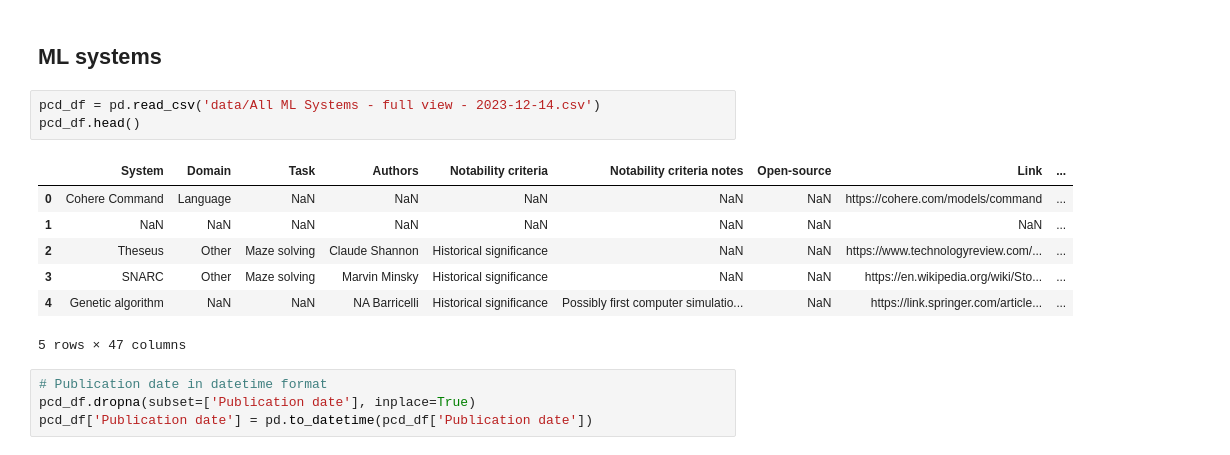
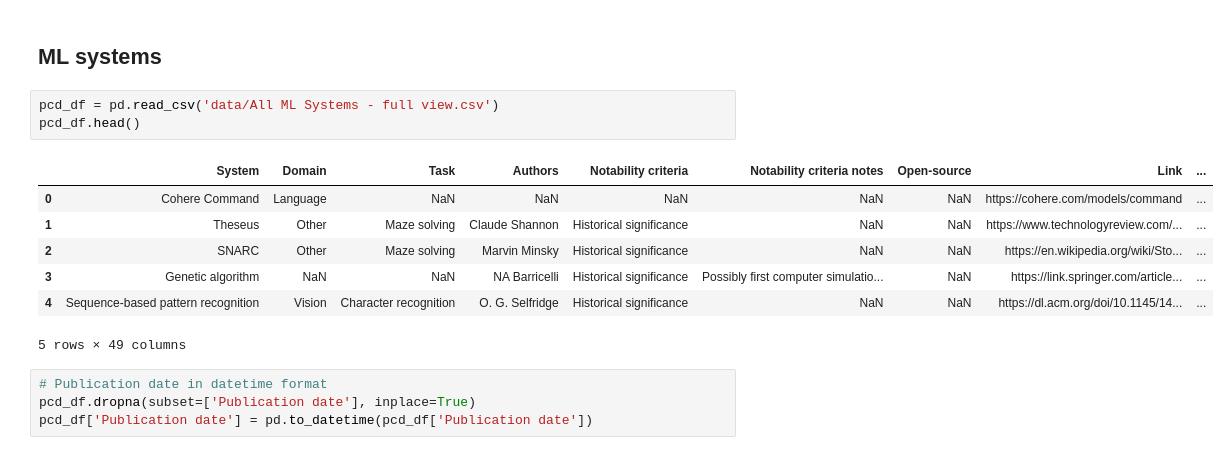
Before and after one commit to epoch-research/training-cost-trends, a Jupyter notebook: cost_analysis.ipynb, the cells around one changed output. Drawn from its saved outputs; the diff is of its cells as text.

```diff
--- a/cost_analysis.ipynb
+++ b/cost_analysis.ipynb
@@ -11,16 +11,16 @@ SECONDS_PER_YEAR = SECONDS_PER_HOUR * 24 * 365.25
 # %% [markdown]
 ## ML systems
 # %%
-pcd_df = pd.read_csv('data/All ML Systems - full view - 2023-12-14.csv')
+pcd_df = pd.read_csv('data/All ML Systems - full view.csv')
 pcd_df.head()
 # %% [output]
 |  | System | Domain | Task | Authors | Notability criteria | Notability criteria notes | Open-source | Link | ... |
 | 0 | Cohere Command | Language | NaN | NaN | NaN | NaN | NaN | https://cohere.com/models/command | ... |
-| 1 | NaN | NaN | NaN | NaN | NaN | NaN | NaN | NaN | ... |
-| 2 | Theseus | Other | Maze solving | Claude Shannon | Historical significance | NaN | NaN | https://www.technologyreview.com/... | ... |
-| 3 | SNARC | Other | Maze solving | Marvin Minsky | Historical significance | NaN | NaN | https://en.wikipedia.org/wiki/Sto... | ... |
-| 4 | Genetic algorithm | NaN | NaN | NA Barricelli | Historical significance | Possibly first computer simulatio... | NaN | https://link.springer.com/article... | ... |
+| 1 | Theseus | Other | Maze solving | Claude Shannon | Historical significance | NaN | NaN | https://www.technologyreview.com/... | ... |
+| 2 | SNARC | Other | Maze solving | Marvin Minsky | Historical significance | NaN | NaN | https://en.wikipedia.org/wiki/Sto... | ... |
+| 3 | Genetic algorithm | NaN | NaN | NA Barricelli | Historical significance | Possibly first computer simulatio... | NaN | https://link.springer.com/article... | ... |
+| 4 | Sequence-based pattern recognition | Vision | Character recognition | O. G. Selfridge | Historical significance | NaN | NaN | https://dl.acm.org/doi/10.1145/14... | ... |
-5 rows × 47 columns
+5 rows × 49 columns
 # %%
 # Publication date in datetime format
 pcd_df.dropna(subset=['Publication date'], inplace=True)
```
Also changed, not shown: parts of 11 cells of this notebook.
